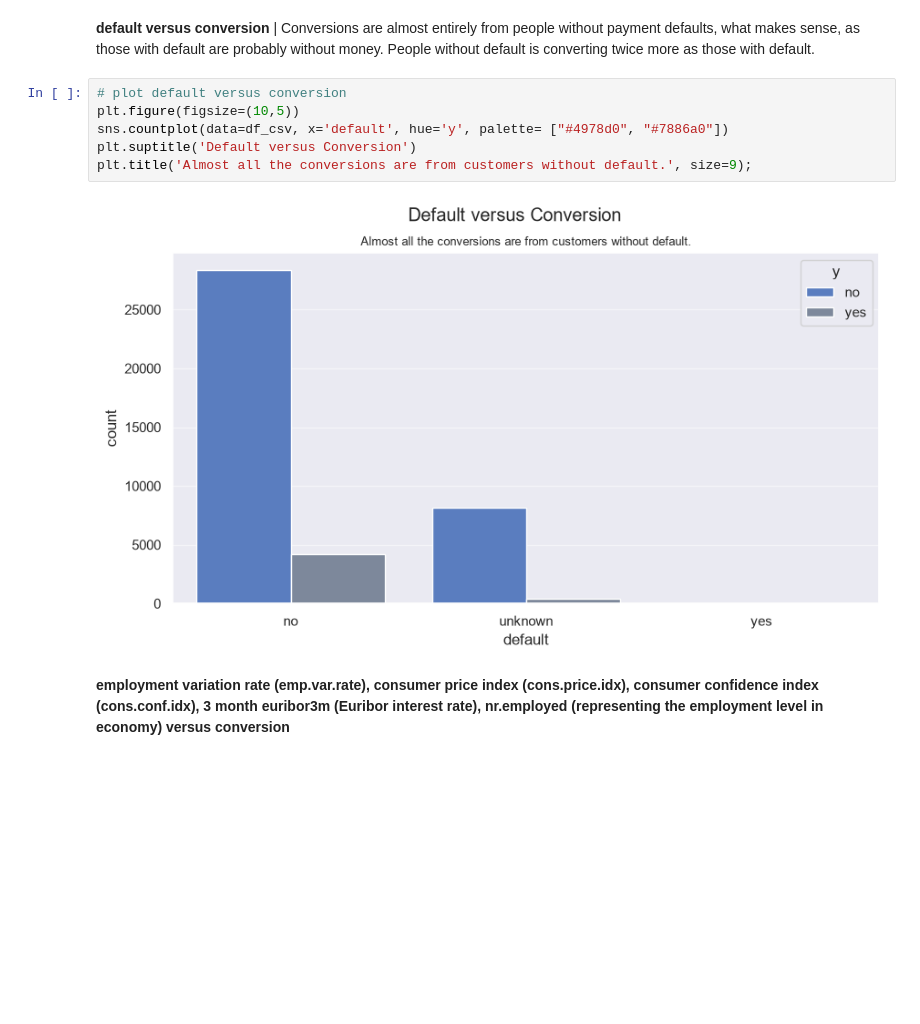
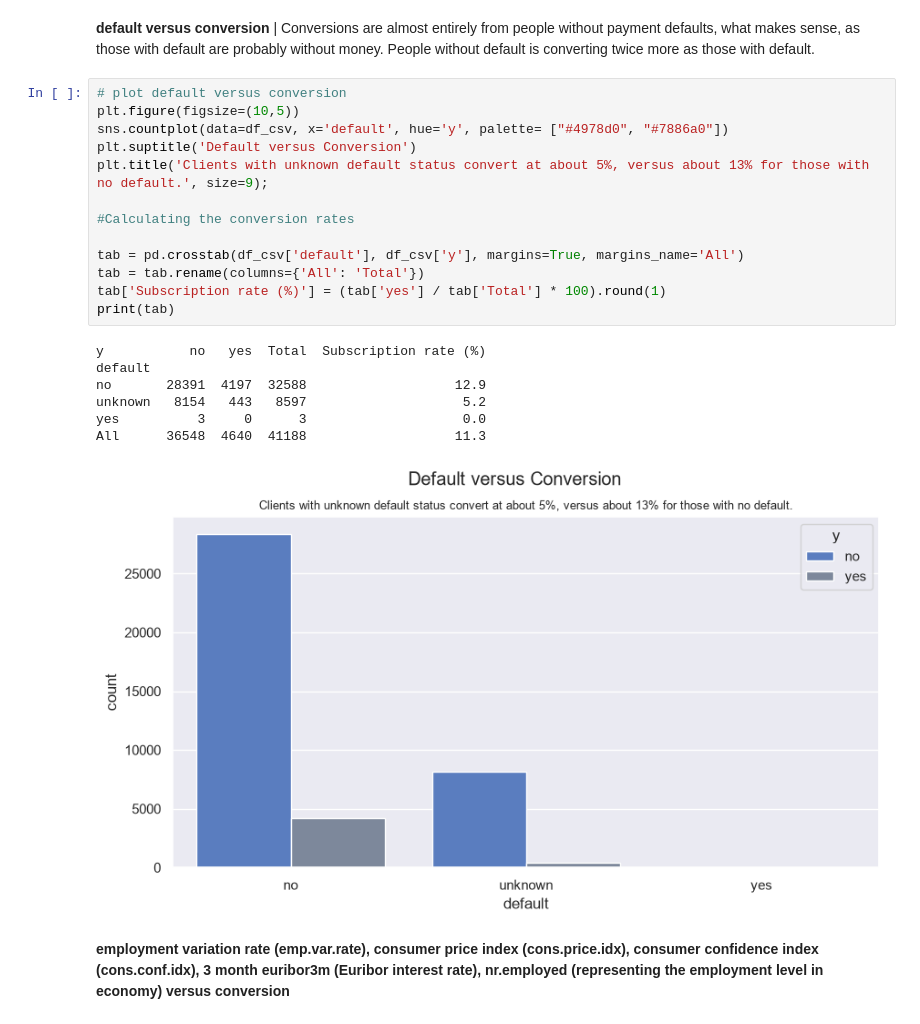
Before and after one commit to anoopungrd/sgh-advanced-analytics-big-data, a Jupyter notebook: semester-1/data-mining/project/code/Bank_Marketing_Notebook.ipynb, the cells around one changed output. Cells and saved outputs as stored; diff of their text form; blank space fills up the shorter version.

```diff
--- a/semester-1/data-mining/project/code/Bank_Marketing_Notebook.ipynb
+++ b/semester-1/data-mining/project/code/Bank_Marketing_Notebook.ipynb
@@ -667,11 +667,24 @@ for pct in ax.patches:
 # %%
 # plot default versus conversion
 plt.figure(figsize=(10,5))
 sns.countplot(data=df_csv, x='default', hue='y', palette= ["#4978d0", "#7886a0"])
 plt.suptitle('Default versus Conversion')
-plt.title('Almost all the conversions are from customers without default.', size=9);
+plt.title('Clients with unknown default status convert at about 5%, versus about 13% for those with no default.', size=9);
+
+#Calculating the conversion rates
+
+tab = pd.crosstab(df_csv['default'], df_csv['y'], margins=True, margins_name='All')
+tab = tab.rename(columns={'All': 'Total'})
+tab['Subscription rate (%)'] = (tab['yes'] / tab['Total'] * 100).round(1)
+print(tab)
 # %% [output]
+y           no   yes  Total  Subscription rate (%)
+default
+no       28391  4197  32588                   12.9
+unknown   8154   443   8597                    5.2
+yes          3     0      3                    0.0
+All      36548  4640  41188                   11.3
-[figure, old version]
+[figure, new version]
 # %% [markdown]
 **employment variation rate (emp.var.rate), consumer price index (cons.price.idx), consumer confidence index (cons.conf.idx), 3 month euribor3m (Euribor interest rate), nr.employed (representing the employment level in economy) versus conversion**
 # %%
```
Also changed, not shown: parts of 5 cells of this notebook, 1 other file.
